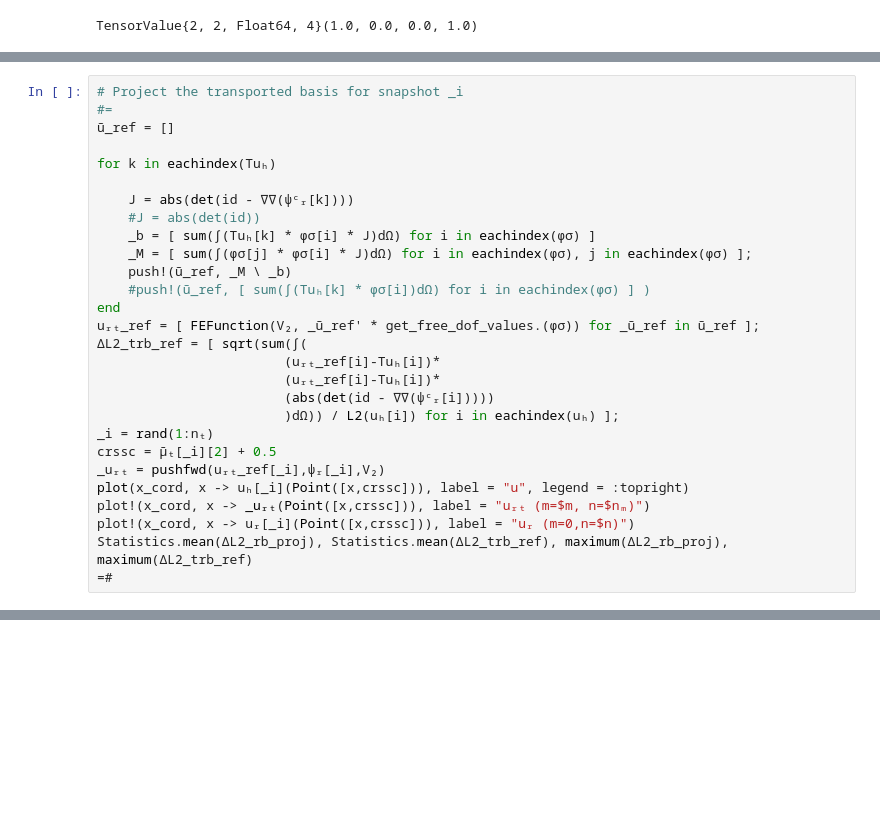
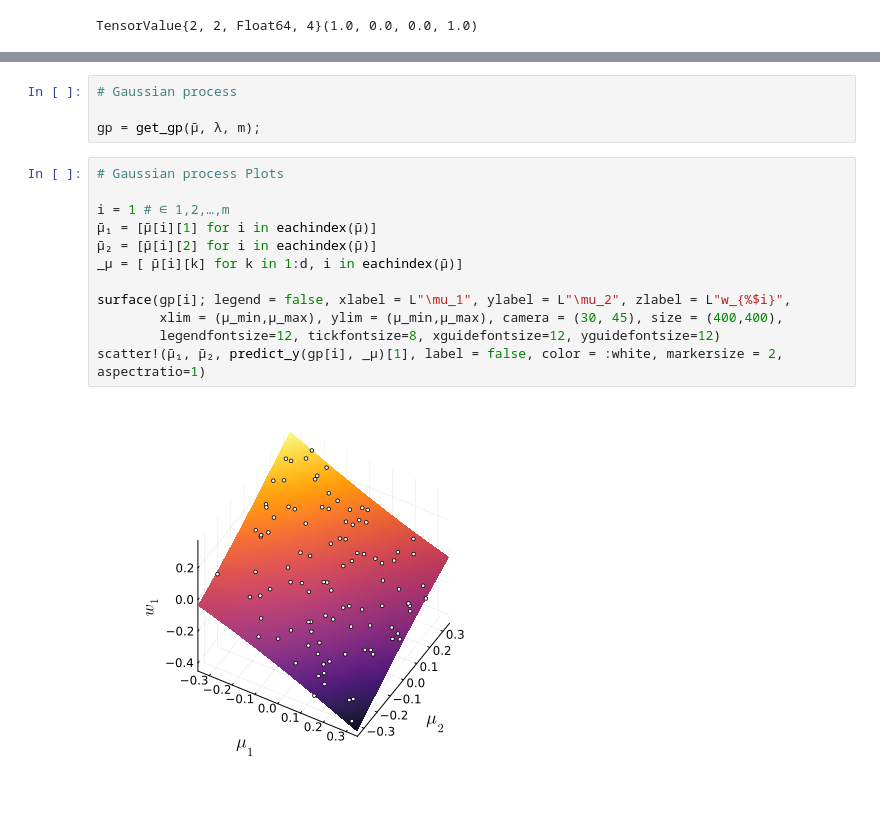
Before and after one commit to ToBlick/OptimalMappings, a Jupyter notebook: notebooks/Ex1_heat_equation.ipynb, the cells around one changed output, grey strips where cells are left out. Cells and saved outputs as stored; diff of their text form; blank space fills up the shorter version.

```diff
--- a/notebooks/Ex1_heat_equation.ipynb
+++ b/notebooks/Ex1_heat_equation.ipynb
@@ -741,28 +250,0 @@ InterruptException: InterruptException:
-# %%
-# Project the transported basis for snapshot _i
-#=
-ũ_ref = []
-
-for k in eachindex(Tuₕ)
-
-    J = abs(det(id - ∇∇(ψᶜᵣ[k])))
-    #J = abs(det(id))
-    _b = [ sum(∫(Tuₕ[k] * ϕσ[i] * J)dΩ) for i in eachindex(ϕσ) ]
-    _M = [ sum(∫(ϕσ[j] * ϕσ[i] * J)dΩ) for i in eachindex(ϕσ), j in eachindex(ϕσ) ];
-    push!(ũ_ref, _M \ _b)
-    #push!(ũ_ref, [ sum(∫(Tuₕ[k] * ϕσ[i])dΩ) for i in eachindex(ϕσ) ] )
-end
-uᵣₜ_ref = [ FEFunction(V₂, _ũ_ref' * get_free_dof_values.(ϕσ)) for _ũ_ref in ũ_ref ];
-ΔL2_trb_ref = [ sqrt(sum(∫(
-                        (uᵣₜ_ref[i]-Tuₕ[i])*
-                        (uᵣₜ_ref[i]-Tuₕ[i])*
-                        (abs(det(id - ∇∇(ψᶜᵣ[i]))))
-                        )dΩ)) / L2(uₕ[i]) for i in eachindex(uₕ) ];
-_i = rand(1:nₜ)
-crssc = μ̄ₜ[_i][2] + 0.5
-_uᵣₜ = pushfwd(uᵣₜ_ref[_i],ψᵣ[_i],V₂)
-plot(x_cord, x -> uₕ[_i](Point([x,crssc])), label = "u", legend = :topright)
-plot!(x_cord, x -> _uᵣₜ(Point([x,crssc])), label = "uᵣₜ (m=$m, n=$nₘ)")
-plot!(x_cord, x -> uᵣ[_i](Point([x,crssc])), label = "uᵣ (m=0,n=$n)")
-Statistics.mean(ΔL2_rb_proj), Statistics.mean(ΔL2_trb_ref), maximum(ΔL2_rb_proj), maximum(ΔL2_trb_ref)
-=#
@@ -948,0 +324,18 @@ n, 0, nₘ, m
+# %%
+# Gaussian process
+
+gp = get_gp(μ̄, λ, m);
+# %%
+# Gaussian process Plots
+
+i = 1 # ∈ 1,2,…,m
+μ̄₁ = [μ̄[i][1] for i in eachindex(μ̄)]
+μ̄₂ = [μ̄[i][2] for i in eachindex(μ̄)]
+_μ = [ μ̄[i][k] for k in 1:d, i in eachindex(μ̄)]
+
+surface(gp[i]; legend = false, xlabel = L"\mu_1", ylabel = L"\mu_2", zlabel = L"w_{%$i}",
+        xlim = (μ_min,μ_max), ylim = (μ_min,μ_max), camera = (30, 45), size = (400,400),
+        legendfontsize=12, tickfontsize=8, xguidefontsize=12, yguidefontsize=12)
+scatter!(μ̄₁, μ̄₂, predict_y(gp[i], _μ)[1], label = false, color = :white, markersize = 2, aspectratio=1)
+# %% [output]
+[figure, added]
```
Also changed, not shown: parts of 124 cells of this notebook, 4 other files.
